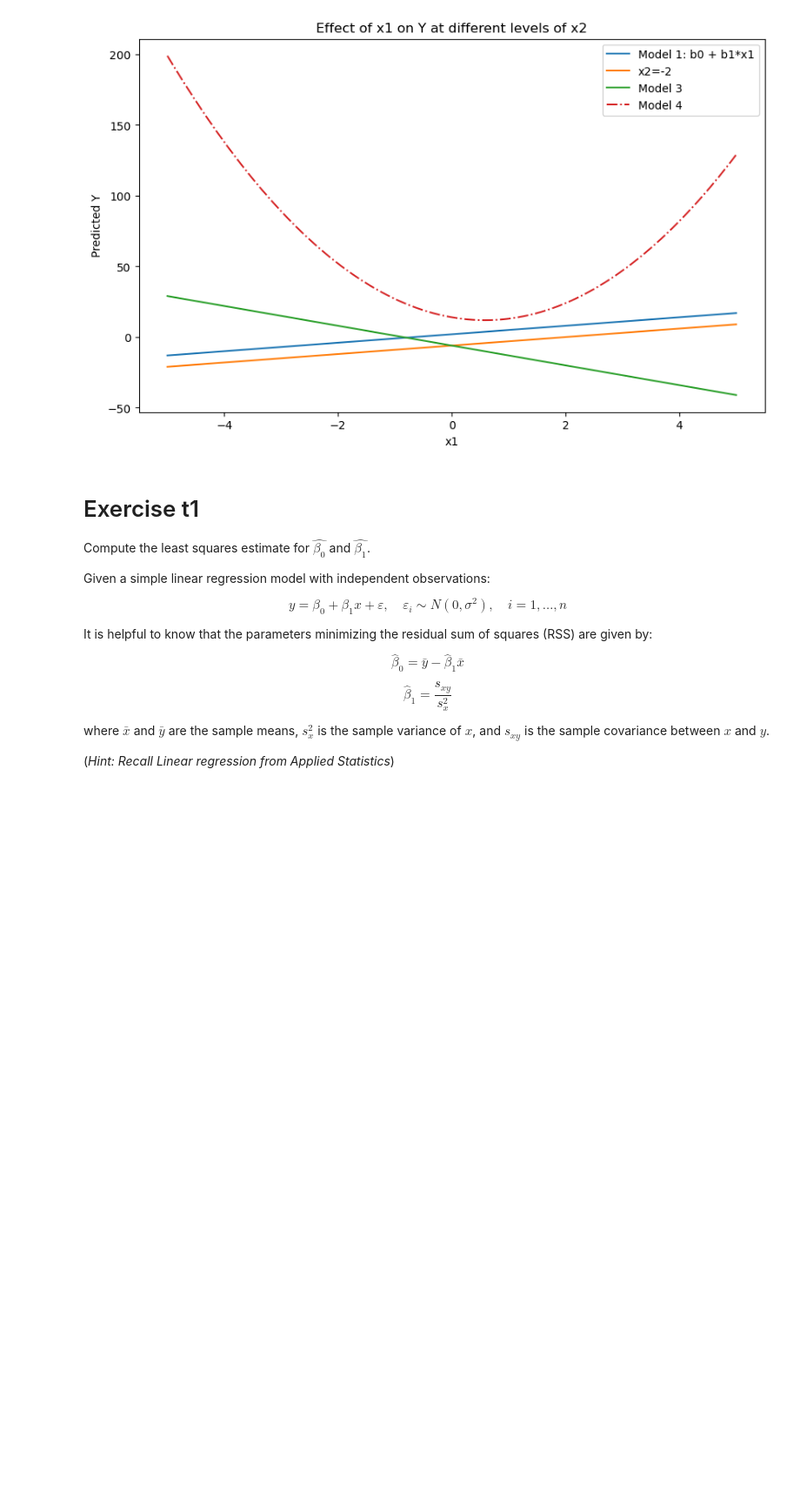
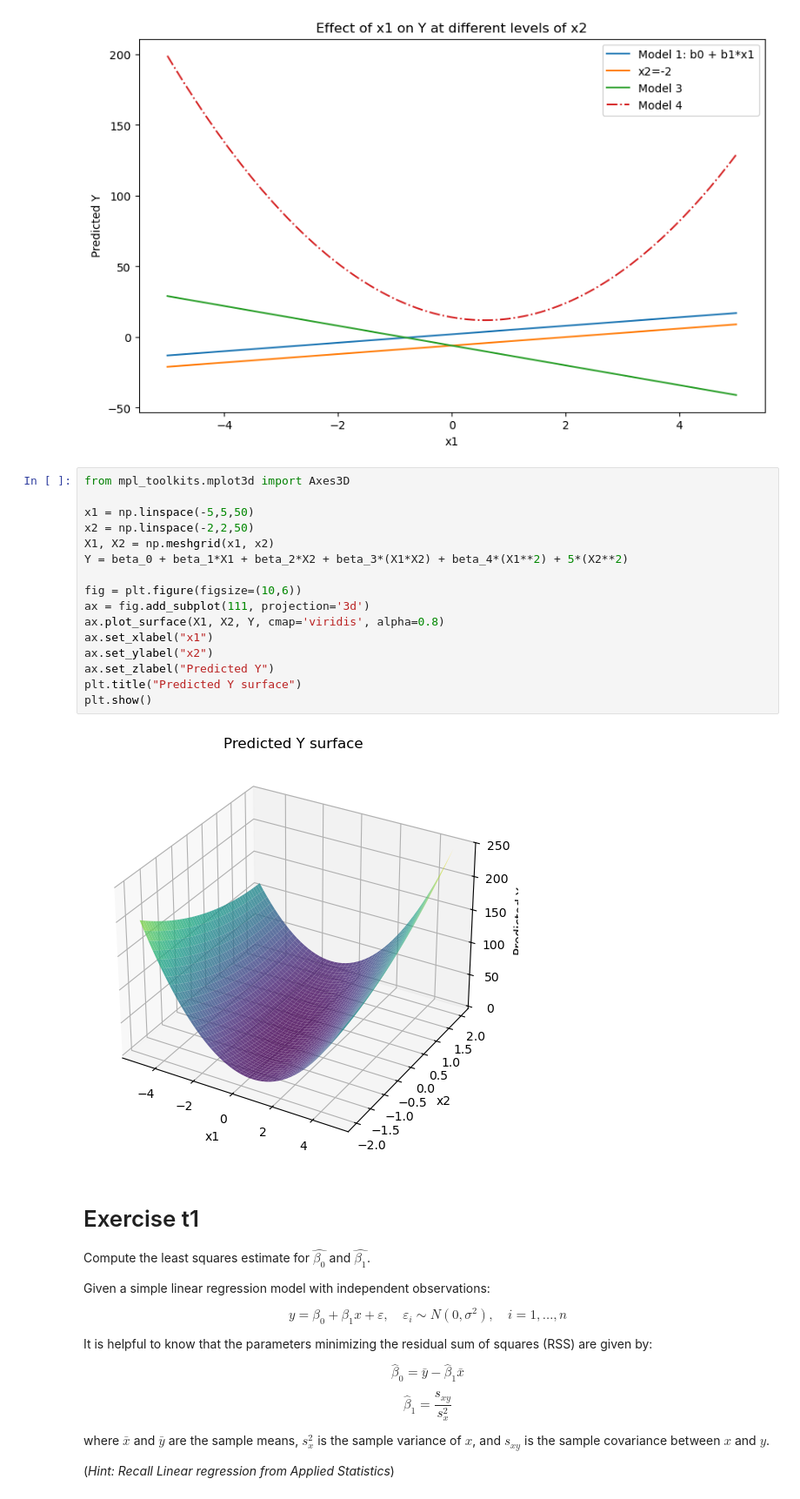
Before and after one commit to Simon-Simonsen/ML_Exercises, a Jupyter notebook: Week2_exercises-20250902/Exercises_LineaRegression_week2.ipynb, the cells around one changed output. Shown at 87% size. Cells and saved outputs as stored; diff of their text form; blank space fills up the shorter version.

```diff
--- a/Week2_exercises-20250902/Exercises_LineaRegression_week2.ipynb
+++ b/Week2_exercises-20250902/Exercises_LineaRegression_week2.ipynb
@@ -135,6 +135,24 @@ plt.title("Effect of x1 on Y at different levels of x2")
 plt.show()
 # %% [output]
 [figure]
+# %%
+from mpl_toolkits.mplot3d import Axes3D
+
+x1 = np.linspace(-5,5,50)
+x2 = np.linspace(-2,2,50)
+X1, X2 = np.meshgrid(x1, x2)
+Y = beta_0 + beta_1*X1 + beta_2*X2 + beta_3*(X1*X2) + beta_4*(X1**2) + 5*(X2**2)
+
+fig = plt.figure(figsize=(10,6))
+ax = fig.add_subplot(111, projection='3d')
+ax.plot_surface(X1, X2, Y, cmap='viridis', alpha=0.8)
+ax.set_xlabel("x1")
+ax.set_ylabel("x2")
+ax.set_zlabel("Predicted Y")
+plt.title("Predicted Y surface")
+plt.show()
+# %% [output]
+[figure, added]
 # %% [markdown]
 # Exercise t1
 Compute the least squares estimate for $\hat{\beta_0}$ and $\hat{\beta_1}$.
```
Also changed, not shown: parts of 19 cells of this notebook.
